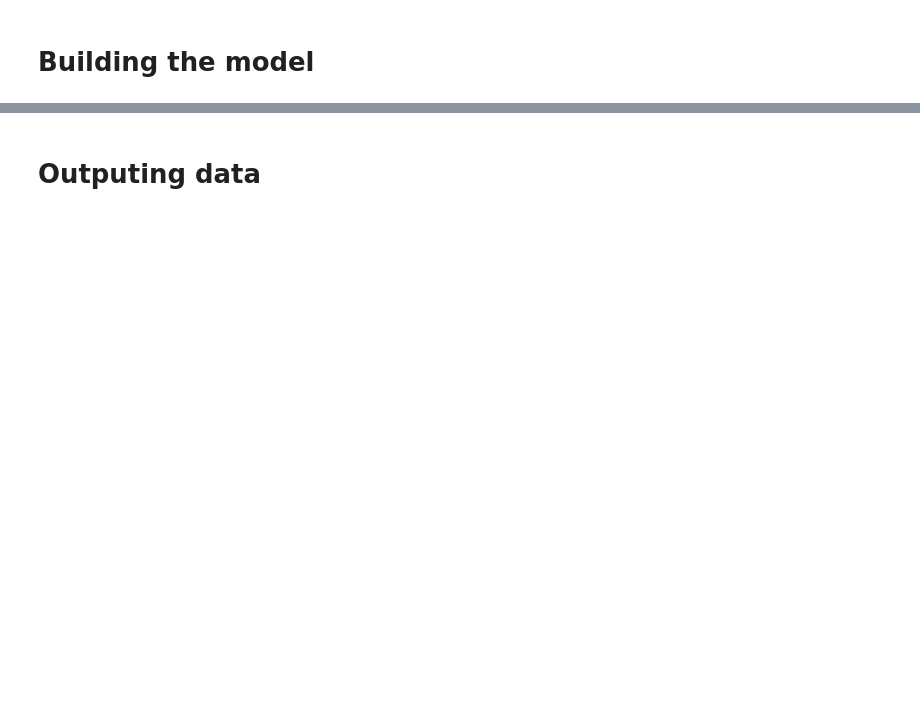
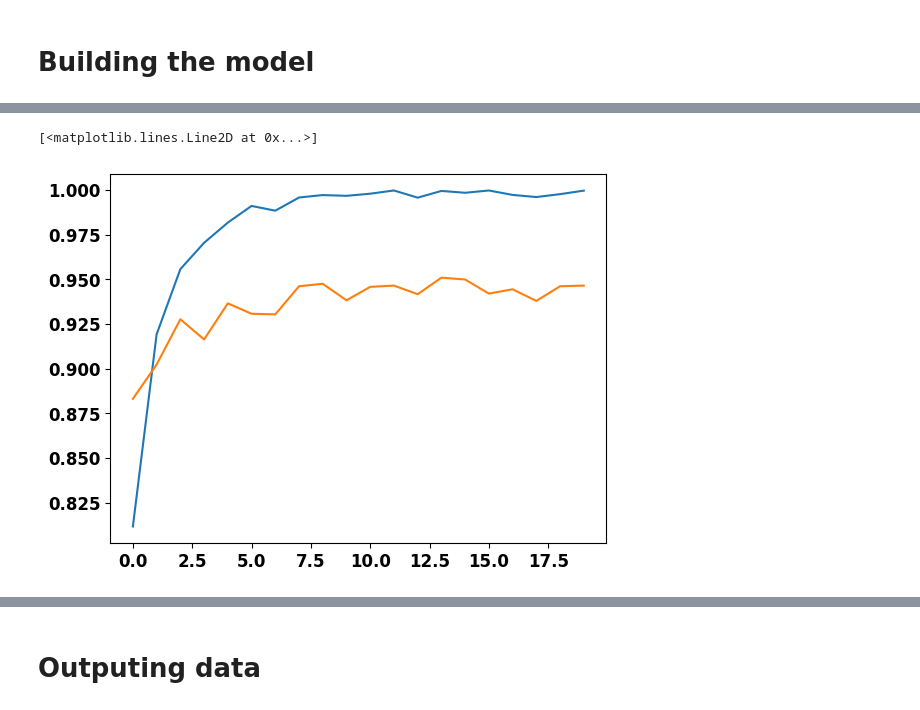
Before and after one commit to xlukac14/MPA-MLF, a Jupyter notebook: FinalProject/MLF_Final_Project_Lukac.ipynb, the cells around one changed output, grey strips where cells are left out. Cells and saved outputs as stored; diff of their text form; code cells hidden in the pictures; blank space fills up the shorter version.

```diff
--- a/FinalProject/MLF_Final_Project_Lukac.ipynb
+++ b/FinalProject/MLF_Final_Project_Lukac.ipynb
@@ -347,5 +457,8 @@ Make sure all arrays contain the same number of samples.
 # %%
-#plt.figure()
-#plt.plot(history.history['accuracy'])
-#plt.plot(history.history['val_accuracy'])
+plt.figure()
+plt.plot(history.history['accuracy'])
+plt.plot(history.history['val_accuracy'])
+# %% [output]
+[<matplotlib.lines.Line2D at 0x...>]
+[figure, added]
 # %%
```
Also changed, not shown: parts of 32 cells of this notebook, 1 other file.
